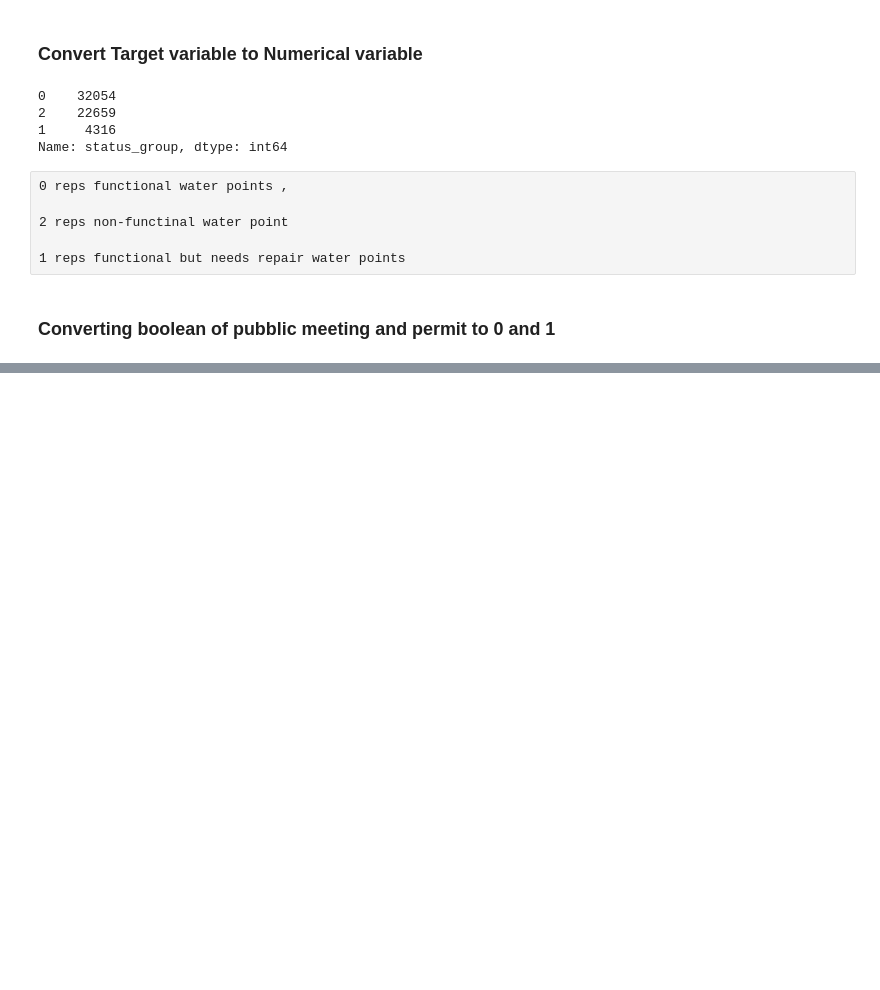
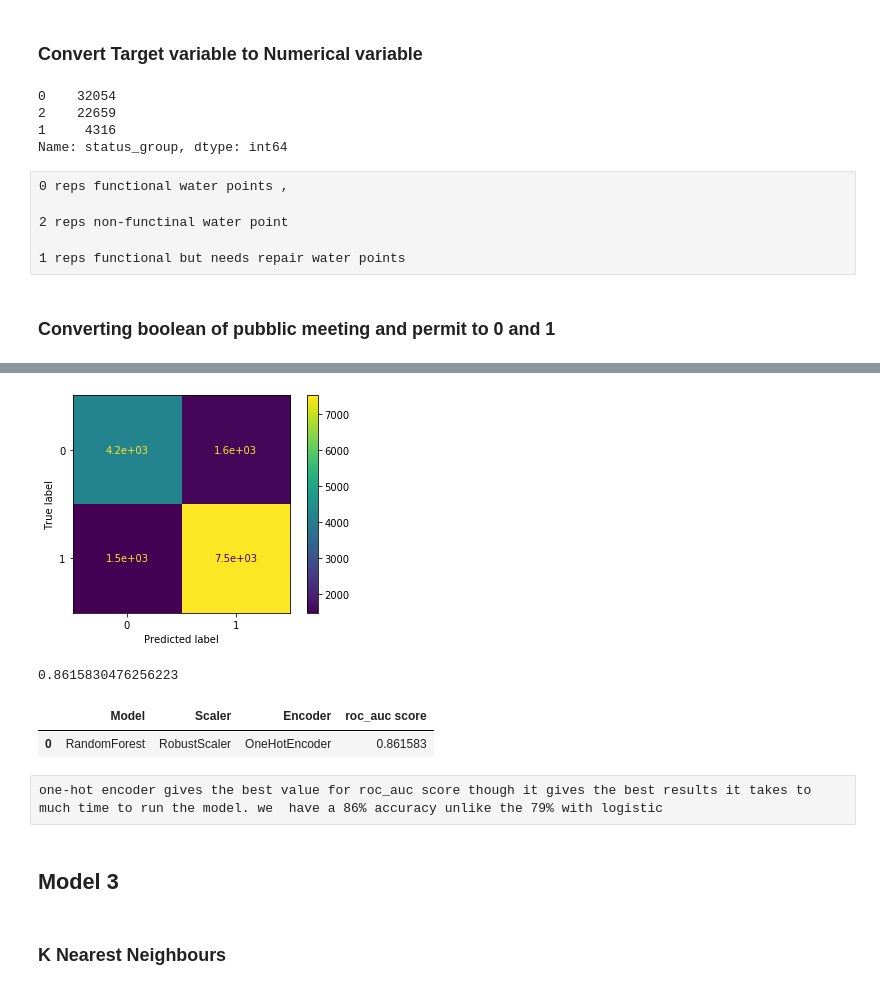
Before and after one commit to Sarahmunga/Working-project2, a Jupyter notebook: Modeling notebook.ipynb, the cells around one changed output, grey strips where cells are left out. Saved outputs shown, nothing was run; the diff lists cells and outputs as text; code cells hidden in the pictures; blank space fills up the shorter version.

```diff
--- a/Modeling notebook.ipynb
+++ b/Modeling notebook.ipynb
@@ -202,0 +143,16 @@ grid_RFC = GridSearchCV(RandomForestClassifier(),
+# %%
+# Transform numeric features to categories using a scaler
+numeric_variables=X_train.select_dtypes(include=['int64', 'float64']).columns
+numeric_transformer=Pipeline(steps=[
+    ('imputer',SimpleImputer(strategy='median')),
+    ('scaler',RobustScaler())])
+# Transform categorical features to numeric using an encoder
+categorical_variables=X_train.select_dtypes(include=['object','category']).columns
+categorical_transformer=Pipeline(steps=[
+    ('imputer',SimpleImputer(strategy='constant',fill_value='missing')),
+    ('onehot',OneHotEncoder(handle_unknown='ignore'))])
+
+# getting together our scaler and encoder with preprocessor
+preprocessor=ColumnTransformer(transformers=[
+    ('num',numeric_transformer,numeric_variables),
+    ('cat',categorical_transformer,categorical_variables)])
@@ -202,0 +233,25 @@ grid_RFC = GridSearchCV(RandomForestClassifier(),
+# %%
+from sklearn.linear_model import LogisticRegression
+from sklearn.metrics import accuracy_score, balanced_accuracy_score
+
+lr = Pipeline(steps=[('preprocessor', preprocessor),
+                      ('classifier', LogisticRegression(class_weight = 'balanced',
+                                                        solver = 'lbfgs',
+                                                        random_state=42))])
+
+# fit the model
+lr.fit(X_train,y_train)
+
+# make predictions on training set
+y_pred = lr.predict(X_train)
+
+# make predictions on test set
+y_pred_test = lr.predict(X_test)
+
+print("Accuracy:")
+print(f"TRAIN: {accuracy_score(y_train, y_pred)}")
+print(f"TEST: {accuracy_score(y_test, y_pred_test)}")
+
+print("\nBalanced Accuracy:")
+print(f"TRAIN: {balanced_accuracy_score(y_train, y_pred)}")
+print(f"TEST: {balanced_accuracy_score(y_test, y_pred_test)}")
@@ -202,0 +266,12 @@ grid_RFC = GridSearchCV(RandomForestClassifier(),
+# %%
+#confusion matrix
+plot_confusion_matrix(lr, X_test, y_test)
+plt.show()
+# %% [output]
+[figure, added]
+# %%
+#finding
+scores = cross_val_score(lr, X, y, cv=5, scoring='roc_auc')
+print(scores.mean())
+# %% [output]
+0.8615830476256223
@@ -202,0 +289,11 @@ grid_RFC = GridSearchCV(RandomForestClassifier(),
+# %%
+df_results
+# %% [output]
+|  | Model | Scaler | Encoder | roc_auc score |
+| 0 | RandomForest | RobustScaler | OneHotEncoder | 0.861583 |
+# %% [raw]
+one-hot encoder gives the best value for roc_auc score though it gives the best results it takes to much time to run the model. we  have a 86% accuracy unlike the 79% with logistic
+# %% [markdown]
+## Model 3
+# %% [markdown]
+### K Nearest Neighbours
```
Also changed, not shown: parts of 71 cells of this notebook.
